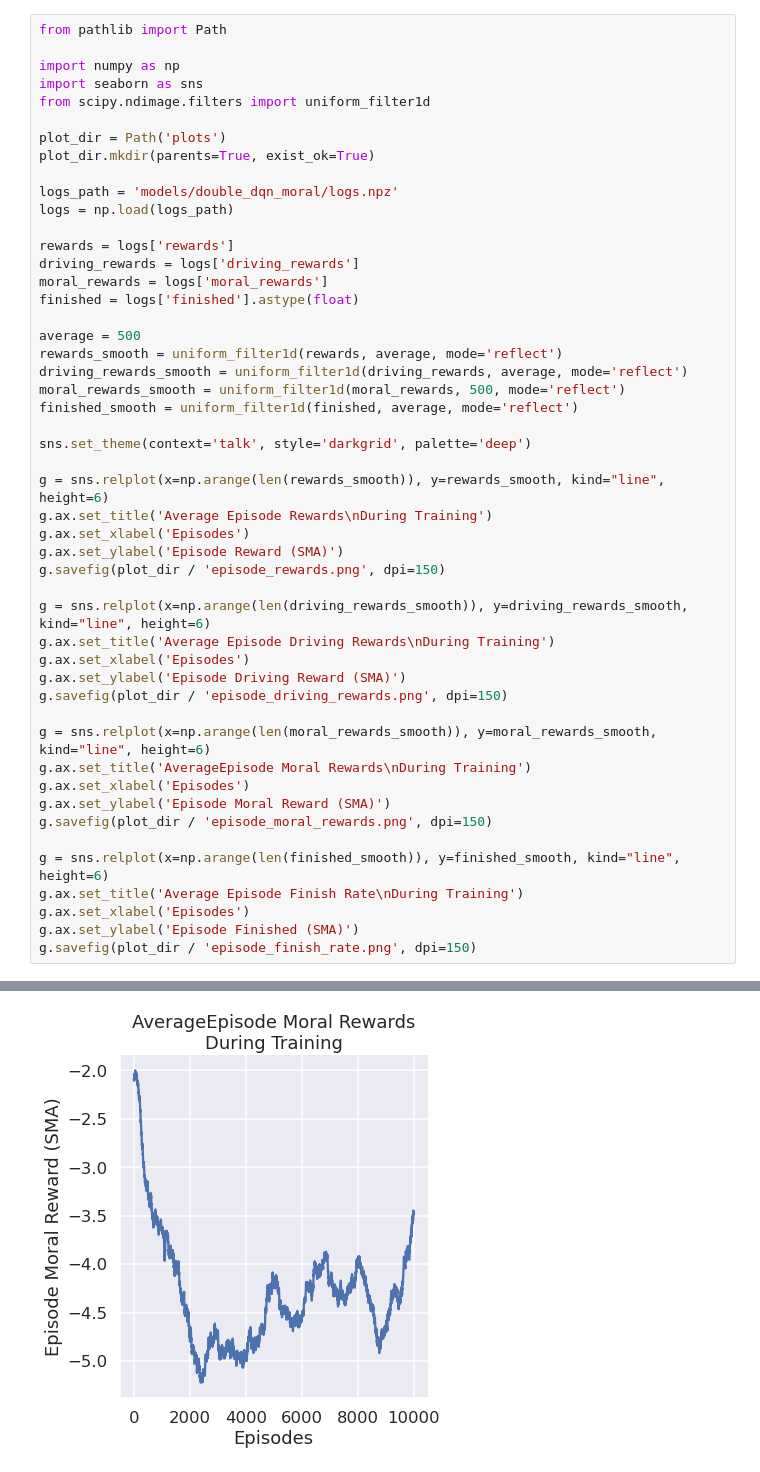
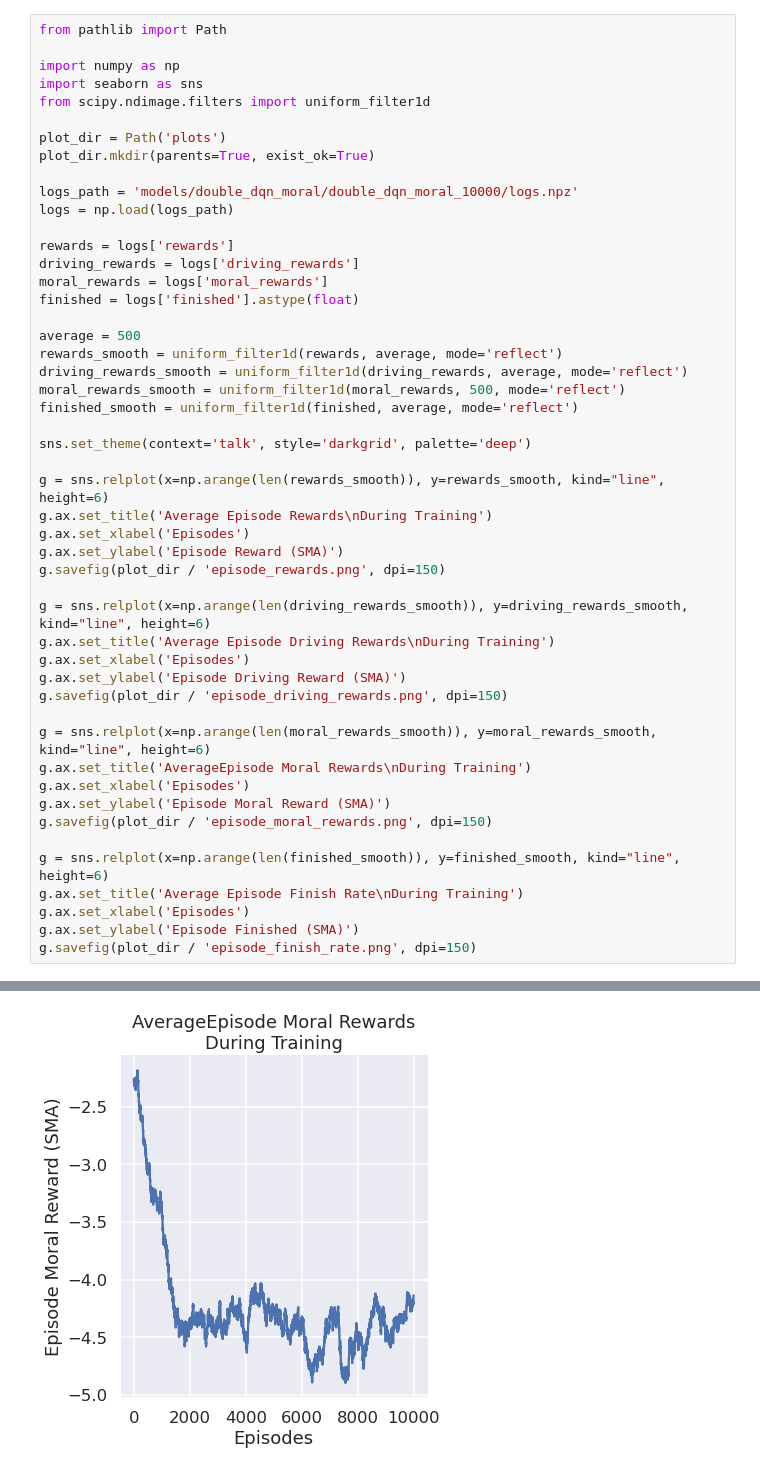
Before and after one commit to kingsleykuan/moral-driving-agent, a Jupyter notebook: src/plot_results.ipynb, the cells around one changed output, grey strips where cells are left out. Drawn from its saved outputs; the diff is of its cells as text.

Commit message:
Update incremental model evaluation and result plotting

```diff
--- a/src/plot_results.ipynb
+++ b/src/plot_results.ipynb
@@ -8,7 +8,7 @@ from scipy.ndimage.filters import uniform_filter1d
 plot_dir = Path('plots')
 plot_dir.mkdir(parents=True, exist_ok=True)
 
-logs_path = 'models/double_dqn_moral/logs.npz'
+logs_path = 'models/double_dqn_moral/double_dqn_moral_10000/logs.npz'
 logs = np.load(logs_path)
 
 rewards = logs['rewards']
@@ -53 +53 @@ g.savefig(plot_dir / 'episode_finish_rate.png', dpi=150)
-[figure, old version]
+[figure, new version]
```
Also changed, not shown: parts of 2 cells of this notebook, 3 other files.
